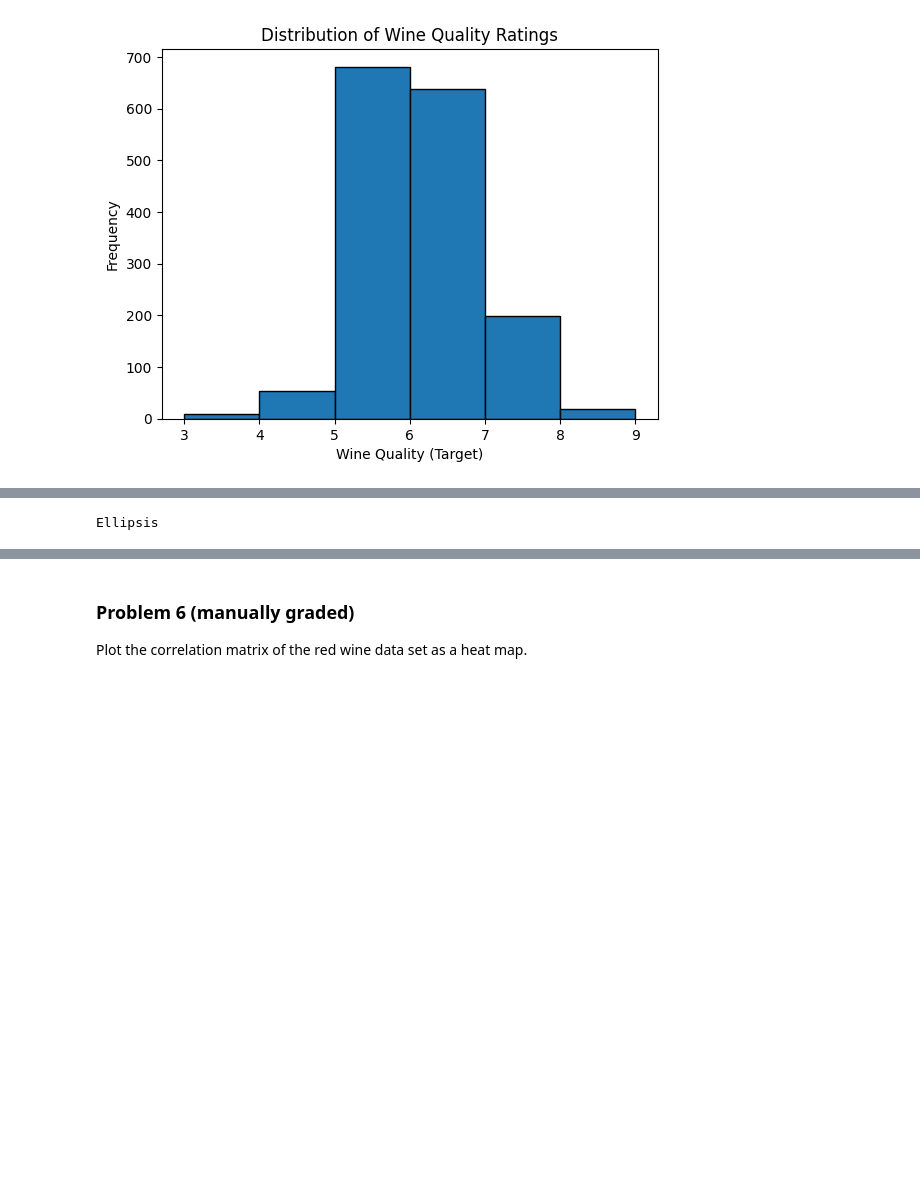
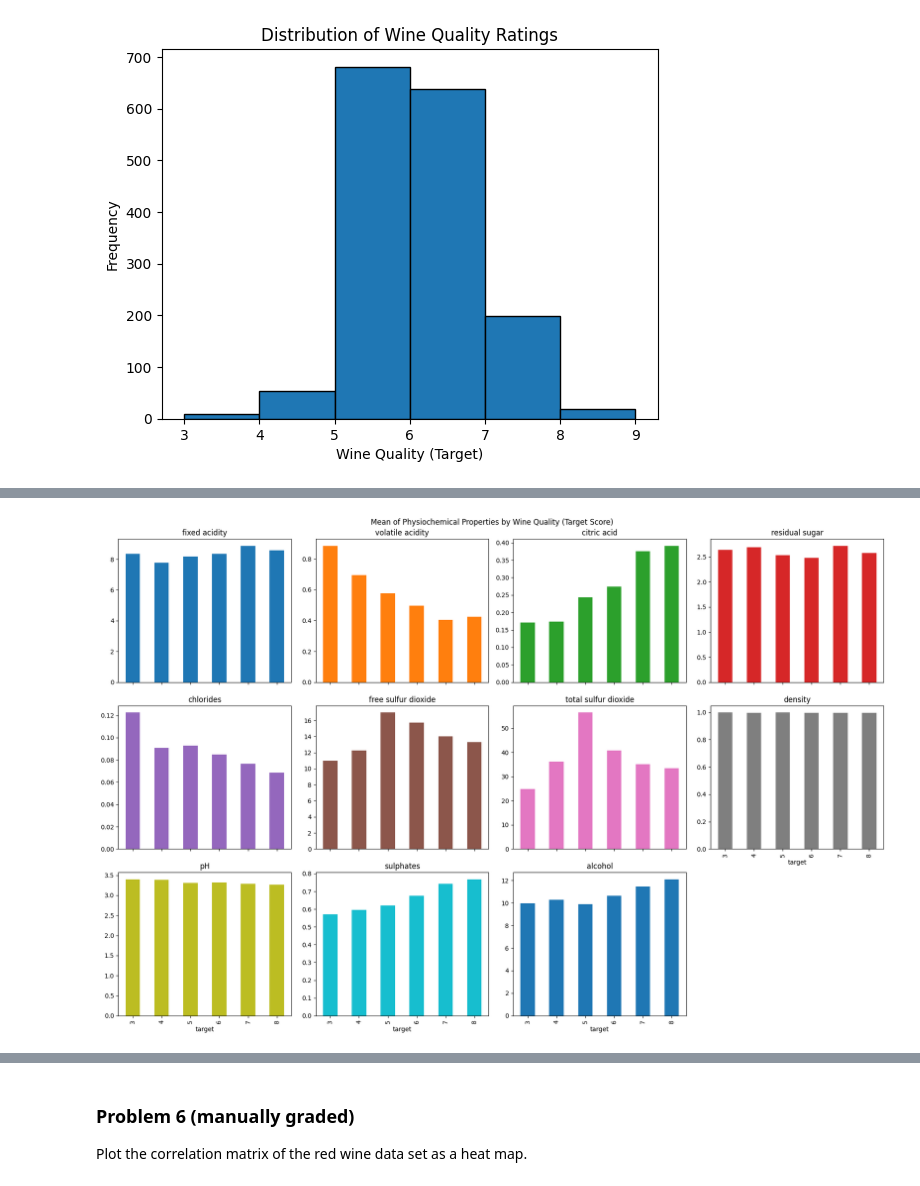
Before and after one commit to sabrinasarwar-x/dx602-homework-10, a Jupyter notebook: homework.ipynb, the cells around one changed output, grey strips where cells are left out. Drawn from its saved outputs; the diff is of its cells as text; code cells hidden in the pictures; blank space fills up the shorter version.

```diff
--- a/homework.ipynb
+++ b/homework.ipynb
@@ -119,12 +119,22 @@ In the video "Using Subplots with Pandas", the following chart plotted the avera
 Reproduce that chart with the red wine data set using its target column instead.
 
 ![](embedded-picture-1)
-# %%
-# YOUR CHANGES HERE
-
-...
-# %% [output]
-Ellipsis
+# %%
+# YOUR CHANGES HERE
+
+
+quality_means = red_wine.groupby('target').mean()
+
+quality_means.plot(kind='bar', subplots=True, layout=(3, 4), figsize=(18, 12),
+                   title='Mean of Physiochemical Properties by Wine Quality (Target Score)',
+                   legend=False)
+
+
+plt.tight_layout()
+
+plt.show()
+# %% [output]
+[figure, added]
 # %% [markdown]
 <div style="page-break-after: always;"></div>
 # %% [markdown]
```
